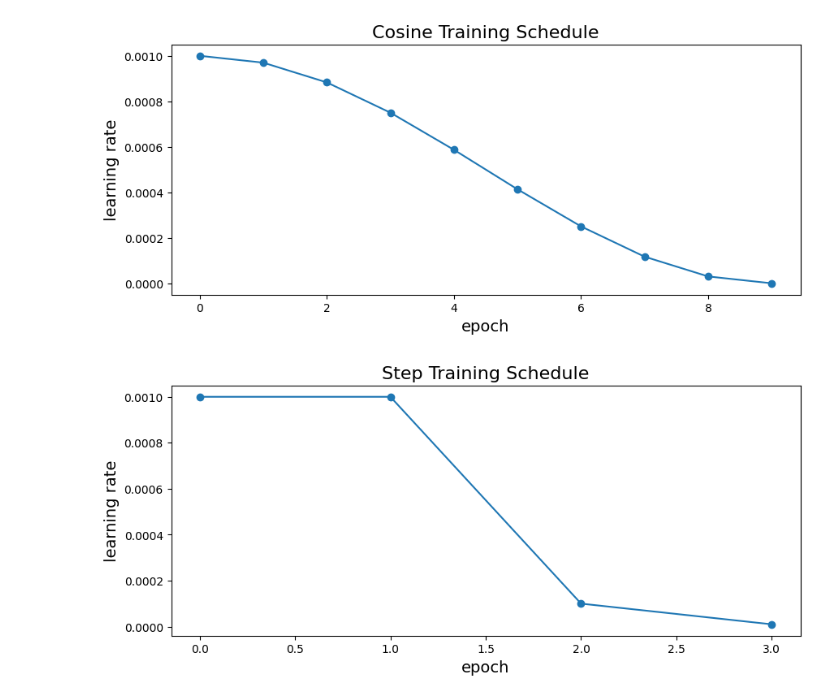
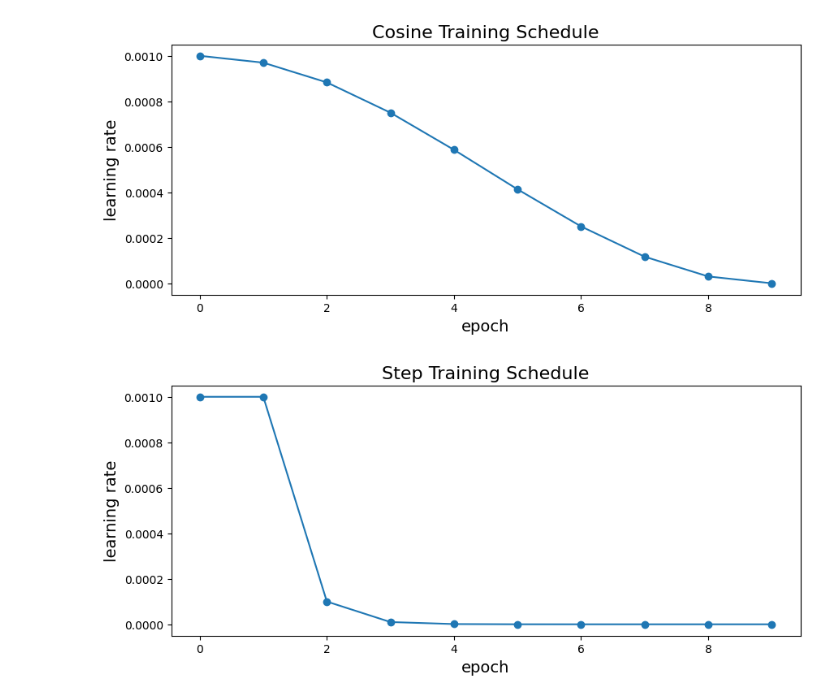
Before and after one commit to KemalSahin2001/kaggle-harmful-brain-activity, a Jupyter notebook: notebooks/StarterNotebook.ipynb, the cells around one changed output. Drawn from its saved outputs; the diff is of its cells as text; code cells hidden in the pictures.

```diff
--- a/notebooks/StarterNotebook.ipynb
+++ b/notebooks/StarterNotebook.ipynb
@@ -114,20 +126,33 @@ LR2 = tf.keras.callbacks.LearningRateScheduler(cosine_scheduler, verbose = True)
 # %%
 LR_START = 1e-4
 LR_MAX = 1e-3
 LR_RAMPUP_EPOCHS = 0
 LR_SUSTAIN_EPOCHS = 1
 LR_STEP_DECAY = 0.1
 EVERY = 1
-EPOCHS = 4
+EPOCHS = 10
 
 rng = [i for i in range(EPOCHS)]
-y = [step_scheduler(x, LR_START=LR_START, LR_MAX=LR_MAX, LR_RAMPUP_EPOCHS=LR_RAMPUP_EPOCHS
-                    , LR_SUSTAIN_EPOCHS=LR_SUSTAIN_EPOCHS, LR_STEP_DECAY=LR_STEP_DECAY, EVERY=EVERY, EPOCHS=EPOCHS) for x in rng]
+y = [
+    step_scheduler(
+        x,
+        LR_START=LR_START,
+        LR_MAX=LR_MAX,
+        LR_RAMPUP_EPOCHS=LR_RAMPUP_EPOCHS,
+        LR_SUSTAIN_EPOCHS=LR_SUSTAIN_EPOCHS,
+        LR_STEP_DECAY=LR_STEP_DECAY,
+        EVERY=EVERY,
+        EPOCHS=EPOCHS,
+    )
+    for x in rng
+]
 plt.figure(figsize=(10, 4))
-plt.plot(rng, y, 'o-');
-plt.xlabel('epoch',size=14); plt.ylabel('learning rate',size=14)
-plt.title('Step Training Schedule',size=16); plt.show()
+plt.plot(rng, y, "o-")
+plt.xlabel("epoch", size=14)
+plt.ylabel("learning rate", size=14)
+plt.title("Step Training Schedule", size=16)
+plt.show()
 
-LR = tf.keras.callbacks.LearningRateScheduler(step_scheduler, verbose = True)
+LR = tf.keras.callbacks.LearningRateScheduler(step_scheduler, verbose=True)
 # %% [output]
-[figure, old version]
+[figure, new version]
```
Also changed, not shown: parts of 13 cells of this notebook, 4 other files.
